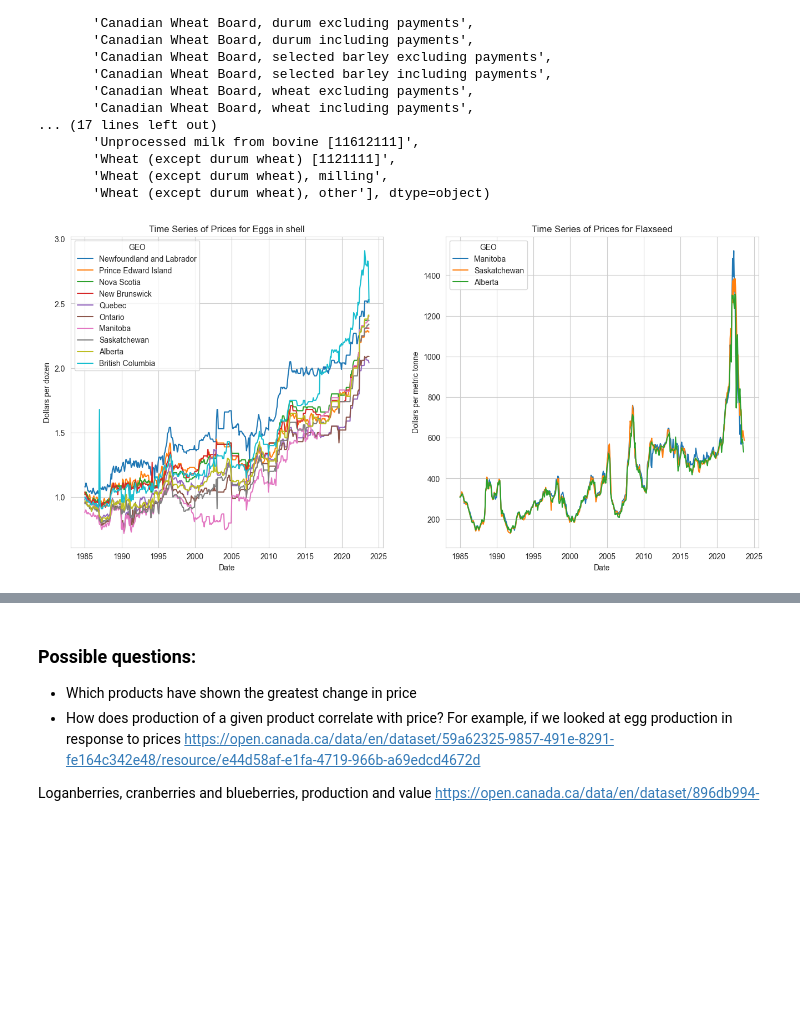
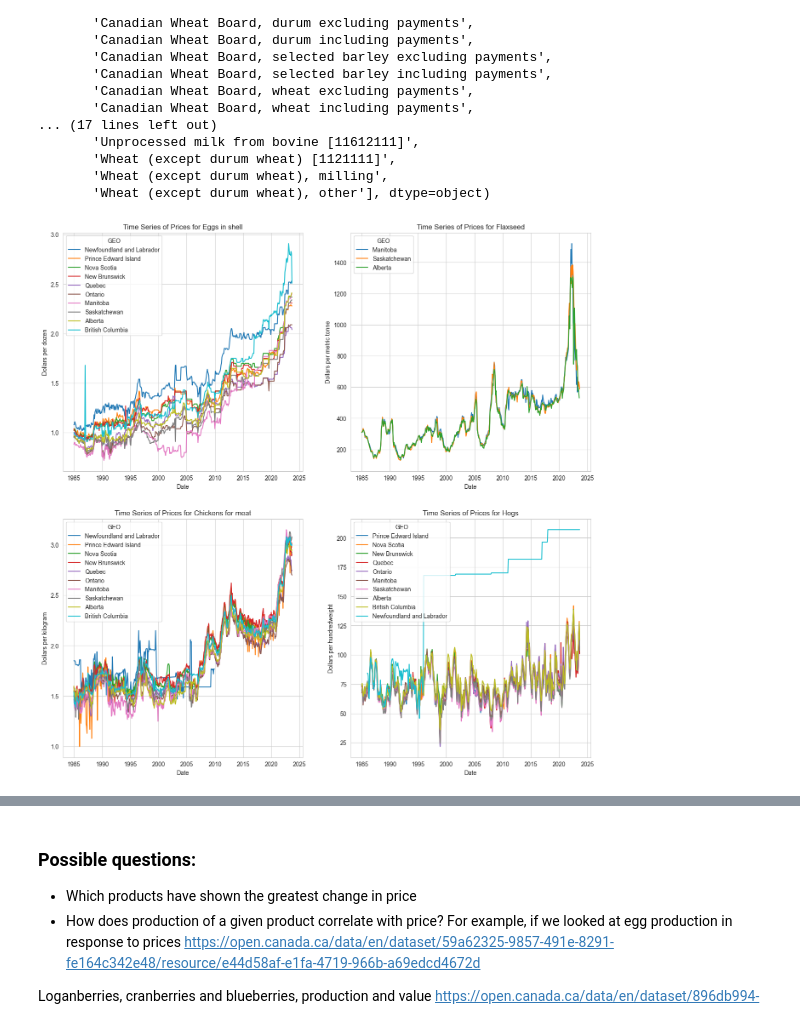
Before and after one commit to davjfish/WatspeedFoundationsGroupProject, a Jupyter notebook: david_scratch.ipynb, the cells around one changed output, grey strips where cells are left out. Cells and saved outputs as stored; diff of their text form; code cells hidden in the pictures; blank space fills up the shorter version.

```diff
--- a/david_scratch.ipynb
+++ b/david_scratch.ipynb
@@ -66,13 +66,17 @@ def _plot_time_series(var):
     plt.xlabel("Date")
     plt.ylabel(sub_prices_df["UOM"].iloc[0])
 # %%
-plt.figure(figsize=(16,16))
+plt.figure(figsize=(16, 16))
 
 # let's focus in on eggs in shell production in Canada
-plt.subplot(2,2,1)
+plt.subplot(2, 2, 1)
 _plot_time_series("Eggs in shell [116111]")
-plt.subplot(2,2,2)
+plt.subplot(2, 2, 2)
 _plot_time_series("Flaxseed [115122111]")
+plt.subplot(2, 2, 3)
+_plot_time_series("Chickens for meat [11113131]")
+plt.subplot(2, 2, 4)
+_plot_time_series("Hogs [111121]")
 # %% [output]
-[figure, old version]
+[figure, new version]
 # %%
```
Also changed, not shown: parts of 6 cells of this notebook, 2 other files.
